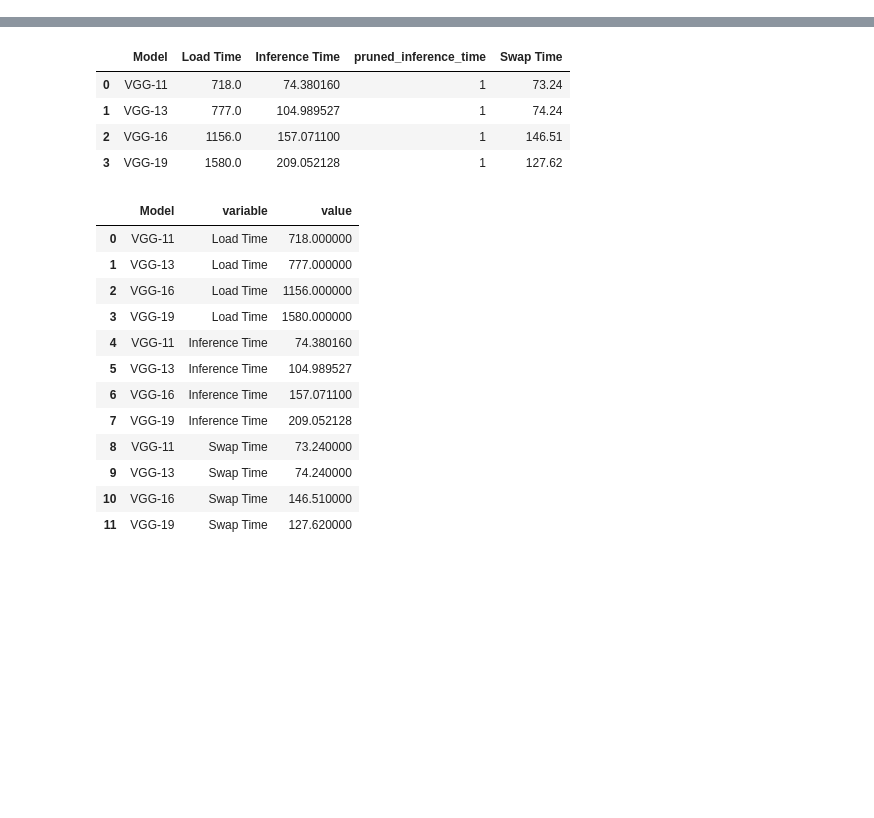
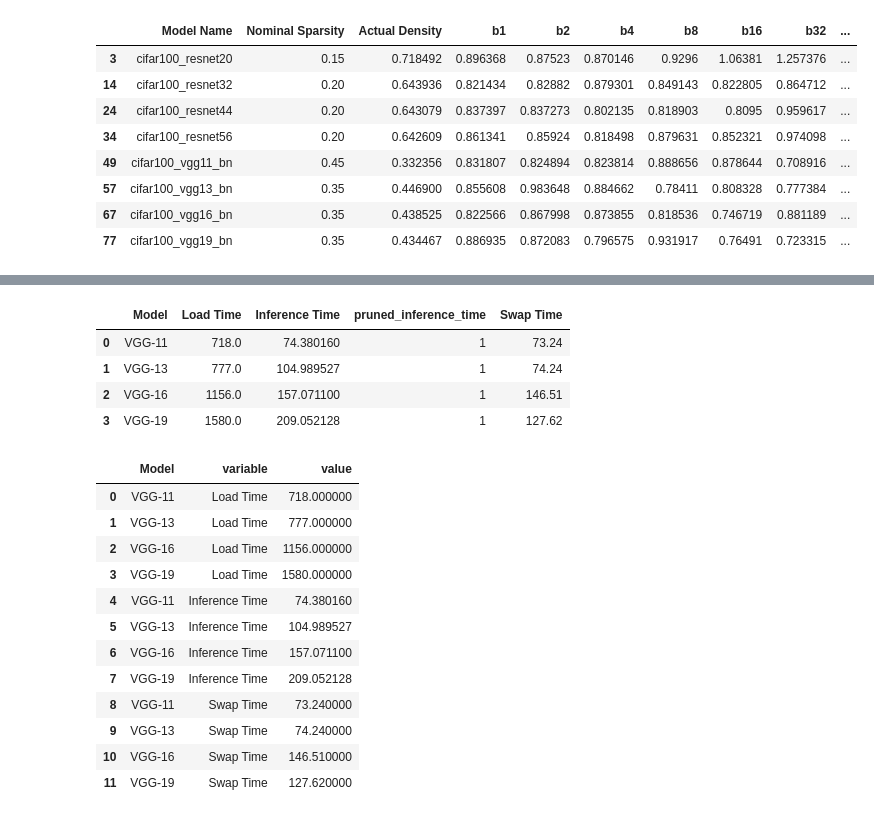
Before and after one commit to Didanny/cifar-model-pruning, a Jupyter notebook: plots.ipynb, the cells around one changed output, grey strips where cells are left out. Cells and saved outputs as stored; diff of their text form; code cells hidden in the pictures; blank space fills up the shorter version.

```diff
--- a/plots.ipynb
+++ b/plots.ipynb
@@ -17,0 +264,20 @@ matplotlib.rcParams.update({
+# %%
+df_timing = pd.read_csv('./results/cuda.cifar100.csv')
+df_quality = pd.read_csv('./results/best.cifar100.csv')
+# %%
+b = ['b1', 'b2', 'b4', 'b8', 'b16', 'b32', 'b64', 'b128', 'b256']
+
+# Get the model names
+model_names = df_timing['Model Name'].unique()
+
+# Loop over each model, and convert absolute times to ratios
+for model_name in model_names:
+    # Extract the first row values for selected columns
+    model_df = df_timing[df_timing['Model Name'] == model_name]
+    first_row_values = model_df.loc[model_df.index.min(), b]
+
+    # Divide all rows by the first row values
+    model_df[b] = model_df[b].div(first_row_values, axis=1)
+
+    # Overwrite old dataframe
+    df_timing[df_timing['Model Name'] == model_name] = model_df
@@ -17,0 +302,21 @@ matplotlib.rcParams.update({
+# %%
+condition_resnet20 = (df_timing['Model Name'] == 'cifar100_resnet20') & (df_timing['Nominal Sparsity'] == 0.15) #15
+condition_resnet32 = (df_timing['Model Name'] == 'cifar100_resnet32') & (df_timing['Nominal Sparsity'] == 0.20)
+condition_resnet44 = (df_timing['Model Name'] == 'cifar100_resnet44') & (df_timing['Nominal Sparsity'] == 0.20)
+condition_resnet56 = (df_timing['Model Name'] == 'cifar100_resnet56') & (df_timing['Nominal Sparsity'] == 0.20)
+condition_vgg11 = (df_timing['Model Name'] == 'cifar100_vgg11_bn') & (df_timing['Nominal Sparsity'] == 0.45) #45
+condition_vgg13 = (df_timing['Model Name'] == 'cifar100_vgg13_bn') & (df_timing['Nominal Sparsity'] == 0.35) #35
+condition_vgg16 = (df_timing['Model Name'] == 'cifar100_vgg16_bn') & (df_timing['Nominal Sparsity'] == 0.35) #35
+condition_vgg19 = (df_timing['Model Name'] == 'cifar100_vgg19_bn') & (df_timing['Nominal Sparsity'] == 0.35) #35
+df_timing = df_timing[condition_resnet20 | condition_resnet32 | condition_resnet44 | condition_resnet56 | condition_vgg11 | condition_vgg13 | condition_vgg16 | condition_vgg19]
+df_timing
+# %% [output]
+|  | Model Name | Nominal Sparsity | Actual Density | b1 | b2 | b4 | b8 | b16 | b32 | ... |
+| 3 | cifar100_resnet20 | 0.15 | 0.718492 | 0.896368 | 0.87523 | 0.870146 | 0.9296 | 1.06381 | 1.257376 | ... |
+| 14 | cifar100_resnet32 | 0.20 | 0.643936 | 0.821434 | 0.82882 | 0.879301 | 0.849143 | 0.822805 | 0.864712 | ... |
+| 24 | cifar100_resnet44 | 0.20 | 0.643079 | 0.837397 | 0.837273 | 0.802135 | 0.818903 | 0.8095 | 0.959617 | ... |
+| 34 | cifar100_resnet56 | 0.20 | 0.642609 | 0.861341 | 0.85924 | 0.818498 | 0.879631 | 0.852321 | 0.974098 | ... |
+| 49 | cifar100_vgg11_bn | 0.45 | 0.332356 | 0.831807 | 0.824894 | 0.823814 | 0.888656 | 0.878644 | 0.708916 | ... |
+| 57 | cifar100_vgg13_bn | 0.35 | 0.446900 | 0.855608 | 0.983648 | 0.884662 | 0.78411 | 0.808328 | 0.777384 | ... |
+| 67 | cifar100_vgg16_bn | 0.35 | 0.438525 | 0.822566 | 0.867998 | 0.873855 | 0.818536 | 0.746719 | 0.881189 | ... |
+| 77 | cifar100_vgg19_bn | 0.35 | 0.434467 | 0.886935 | 0.872083 | 0.796575 | 0.931917 | 0.76491 | 0.723315 | ... |
```
Also changed, not shown: parts of 26 cells of this notebook, 13 other files.
